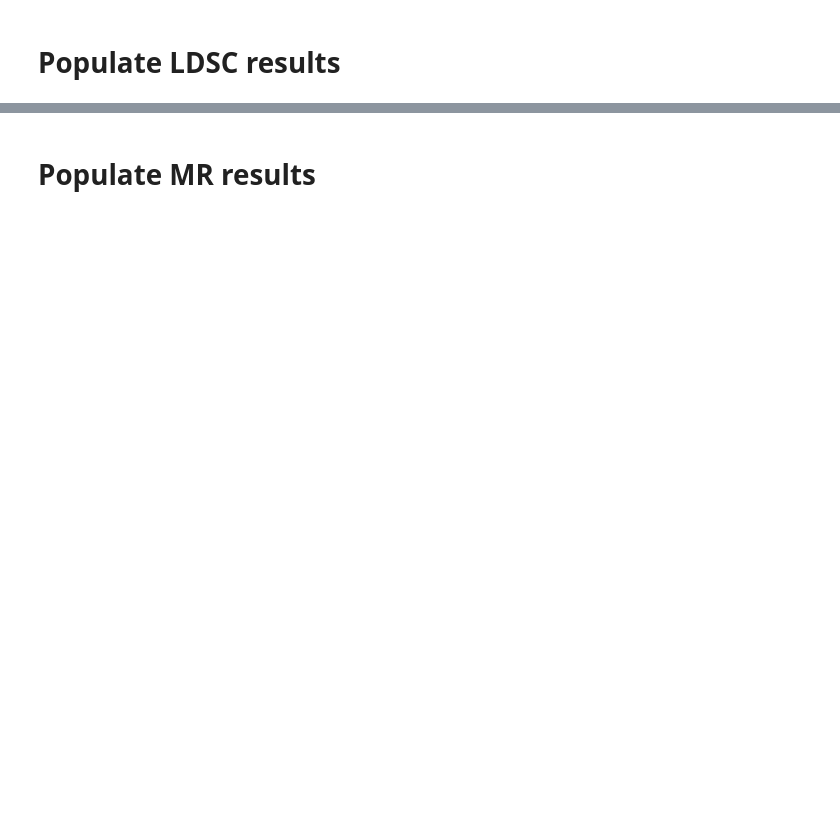
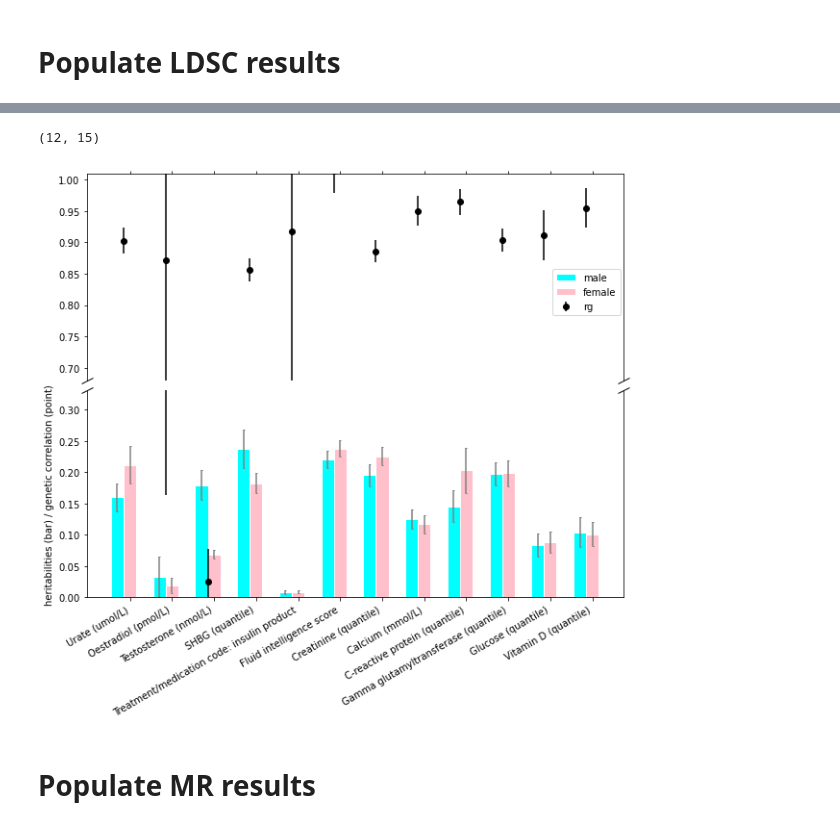
Before and after one commit to hirotaka-i/sex_mr_pd, a Jupyter notebook: Main.ipynb, the cells around one changed output, grey strips where cells are left out. Cells and saved outputs as stored; diff of their text form; code cells hidden in the pictures; blank space fills up the shorter version.

```diff
--- a/Main.ipynb
+++ b/Main.ipynb
@@ -239,3 +309,82 @@ plt.savefig(f'{wkdir}/fig/correlation.png')
+# %%
+analysis_set = [
+    '30850_raw',
+    '30830_irnt',
+    '30800_raw',
+    '30880_raw',
+    '30890_irnt',
+    '30680_raw',
+    '30710_irnt',
+    '30700_irnt',
+    '30730_irnt',
+    '30740_irnt',
+    '20003_1140883066',
+    '20016_raw']
+# pheno_dic[pheno_dic.keys().isin.(analysis_set)]
+analysis_set2 = [i for k, i in pheno_dic.items() if k in analysis_set]
+d = d[d.annot.isin(analysis_set2)].copy()
+d.shape
+# %% [output]
+(12, 15)
+# %%
+
+# width of the bars
+barWidth = 0.3
+bars1 = d.h2_exp
+bars2 = d.h2_obs
+pp = d.rg
+
+# Choose the height of the error bars (bars1)
+yer1 = d.h2_exp_se
+yer2 = d.h2_obs_se
+pper  = d.se
+# The x position of bars
+r1 = np.arange(len(bars1))
+r2 = [x + barWidth for x in r1]
+r3 = (r1 + r2)/2
+
+# two axes
+fig, (ax1, ax2) = plt.subplots(2, 1, sharex=True)
+fig.subplots_adjust(hspace=0.05)  # adjust space between axes
+fig.set_size_inches(10,9)
+fig.autofmt_xdate()
+
+# Create plot
+ax1.bar(r1, bars1, width = barWidth, color = 'cyan', edgecolor = 'white', yerr=yer1, capsize=1, ecolor='grey', label='male')
+ax1.bar(r2, bars2, width = barWidth, color = 'pink', edgecolor = 'white', yerr=yer2, capsize=1, ecolor='grey', label='female')
+ax1.errorbar(r3, pp, yerr=pper, fmt='o', color='black', label='rg')
+ax2.bar(r1, bars1, width = barWidth, color = 'cyan', edgecolor = 'white', yerr=yer1, capsize=1, ecolor='grey', label='male')
+ax2.bar(r2, bars2, width = barWidth, color = 'pink', edgecolor = 'white', yerr=yer2, capsize=1, ecolor='grey', label='female')
+ax2.errorbar(r3, pp, yerr=pper, fmt='o', color='black', label='rg')
+ax1.set_ylim([0.68,1.01])
+ax2.set_ylim([0,0.33])
+
+# hide the spines between ax and ax2
+ax1.spines['bottom'].set_visible(False)
+ax2.spines['top'].set_visible(False)
+ax1.xaxis.tick_top()
+ax1.tick_params(labeltop=False)  # don't put tick labels at the top
+ax2.xaxis.tick_bottom()
+ax2.set_xticks([r + barWidth for r in range(len(bars1))])
+ax2.set_xticklabels(d.annot)
+
+k = 0.5  # proportion of vertical to horizontal extent of the slanted line
+kwargs = dict(marker=[(-1, -k), (1, k)], markersize=12,
+              linestyle="none", color='k', mec='k', mew=1, clip_on=False)
+ax1.plot([0, 1], [0, 0], transform=ax1.transAxes, **kwargs)
+ax2.plot([0, 1], [1, 1], transform=ax2.transAxes, **kwargs)
+
+
+# general layout
+ax2.legend(loc='upper right', bbox_to_anchor=(1, 1.6), borderaxespad=0.3)
+plt.ylabel('heritabilities (bar) / genetic correlation (point)')
+
+
+
+# Show graphic
+plt.savefig(f'{wkdir}/fig/correlation.png')
+# %% [output]
+[figure, added]
 # %% [markdown]
 # Populate MR results
 # %%
```
Also changed, not shown: parts of 12 cells of this notebook, 1 other file.
